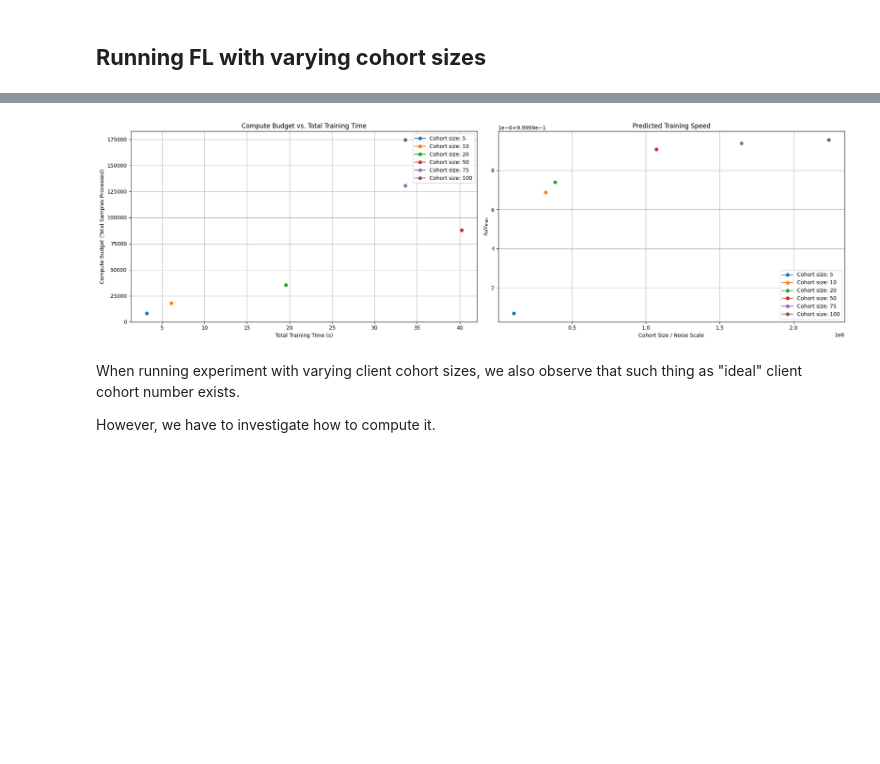
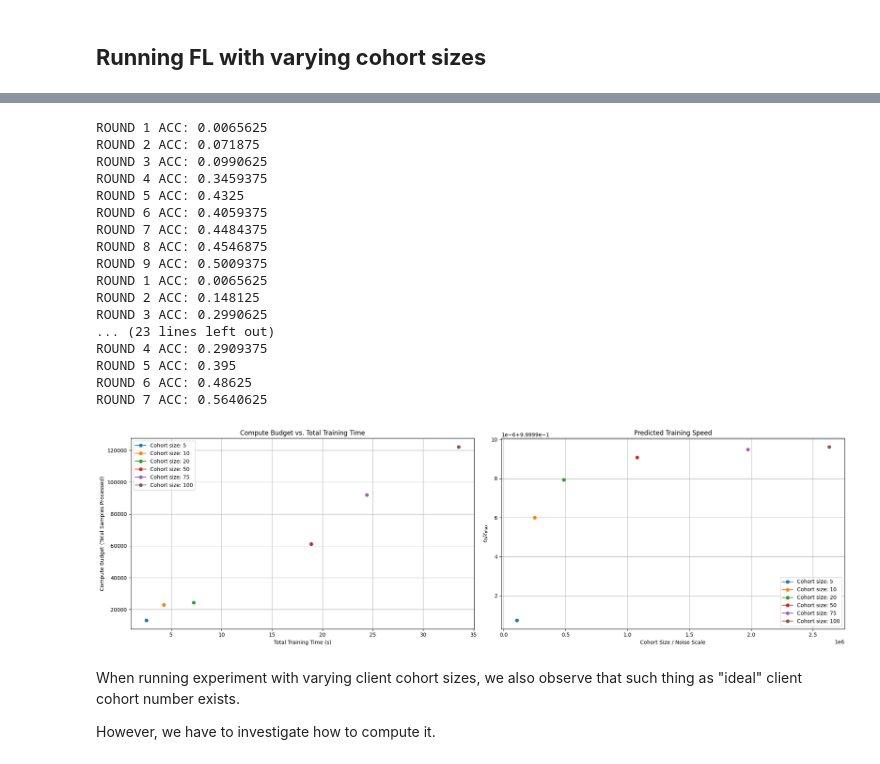
Before and after one commit to Lourencom/L361-FL-project, a Jupyter notebook: main.ipynb, the cells around one changed output, grey strips where cells are left out. Drawn from its saved outputs; the diff is of its cells as text; code cells hidden in the pictures; blank space fills up the shorter version.

```diff
--- a/main.ipynb
+++ b/main.ipynb
@@ -519,11 +519,12 @@ for cohort_size in cohort_sizes:
     train_cfg = federated_train_config.copy()
     ratio = np.sqrt(cohort_size / 100)
     train_cfg["client_learning_rate"] = ratio * 0.01
+    #train_cfg["max_batches"] = 1000
 
     test_cfg = federated_test_config.copy()
 
     parameters_for_each_round, hist = run_simulation(
-        num_rounds = num_rounds,
+        num_rounds = 1,
         num_total_clients = num_total_clients,
         num_clients_per_round = cohort_size,
         num_evaluate_clients = num_evaluate_clients,
@@ -540,6 +541,8 @@ for cohort_size in cohort_sizes:
         server_learning_rate=server_learning_rate,
         server_momentum=server_momentum,
         accept_failures=accept_failures,
+        target_accuracy=0.60,
+        use_target_accuracy=True,
         )
 
     total_cohort_results.append((cohort_size, parameters_for_each_round, hist))
@@ -563,0 +567,16 @@ INFO flwr 2025-03-01 16:26:01,536 | flwr_core.py:105 | cid: 2399
+# %%
+for cohort_size, parameters, hist in total_cohort_results:
+    save_experiment(f"federated_cohort_results1_{cohort_size}.pkl", cohort_size, parameters_for_each_round=parameters, hist=hist)
+# %%
+# load
+total_cohort_results = []
+for cohort_size in cohort_sizes:
+    total_cohort_results.append(load_experiment(f"federated_cohort_results_{cohort_size}.pkl"))
+# %%
+for cohort_size, params, hist in total_cohort_results:
+    print(f"COHORT SIZE: {cohort_size}")
+    print("--------------------------------")
+    for (round_idx, round_metrics), metrics_acc in zip(hist.metrics_distributed_fit['training_time'], hist.metrics_centralized['accuracy']):
+        round_times = [t for _, t in round_metrics['all']]
+        print(f"ROUND {round_idx}")
+        print(f"TRAINING TIME: {round_times}, ACC: {metrics_acc}")
@@ -568,7 +605,10 @@ fig, axes = plt.subplots(1, 2, figsize=(20, 6))
 for cohort_size, params, hist in total_cohort_results:
     times = []
     samples = []
-    for round_idx, round_metrics in hist.metrics_distributed_fit['training_time']:
+    for (round_idx, round_metrics), metrics_acc in zip(hist.metrics_distributed_fit['training_time'], hist.metrics_centralized['accuracy']):
+        print(f"ROUND {round_idx} ACC: {metrics_acc[1]}")
+        if metrics_acc[1] >= 0.5:
+            break
         round_times = [t for _, t in round_metrics['all']]
         times.append(np.mean(round_times))
 
@@ -582,34 +622,51 @@ for cohort_size, params, hist in total_cohort_results:
 
 axes[0].set_xlabel("Total Training Time (s)")
 axes[0].set_ylabel("Compute Budget (Total Samples Processed)")
 axes[0].set_title("Compute Budget vs. Total Training Time")
 axes[0].legend()
 axes[0].grid(True)
 
 # Bottom-right: Noise Scale Analysis
 for cohort_size, params, hist in total_cohort_results:
     noise_scales = []
     for round_idx, round_metrics in hist.metrics_distributed_fit['noise_scale']:
         round_noise_scales = [ns for _, ns in round_metrics['all']]
         noise_scale = np.mean(round_noise_scales)
         noise_scales.append(noise_scale)
 
     avg_noise_scale = np.mean(noise_scales)
     x_axis = cohort_size / (avg_noise_scale + 1e-10)
     y_axis = 1 / (1 + (avg_noise_scale / cohort_size))
 
     axes[1].plot(x_axis, y_axis, marker='o', label=f"Cohort size: {cohort_size}")
 
 axes[1].set_xlabel("Cohort Size / Noise Scale")
 axes[1].set_ylabel(fr"${{\epsilon_\text{{B}}}} / {{\epsilon_\text{{max}}}}$")
 axes[1].set_title("Predicted Training Speed")
 axes[1].legend()
 axes[1].grid(True)
 
 plt.tight_layout()
 plt.show()
 # %% [output]
+ROUND 1 ACC: 0.0065625
+ROUND 2 ACC: 0.071875
+ROUND 3 ACC: 0.0990625
+ROUND 4 ACC: 0.3459375
+ROUND 5 ACC: 0.4325
+ROUND 6 ACC: 0.4059375
+ROUND 7 ACC: 0.4484375
+ROUND 8 ACC: 0.4546875
+ROUND 9 ACC: 0.5009375
+ROUND 1 ACC: 0.0065625
+ROUND 2 ACC: 0.148125
+ROUND 3 ACC: 0.2990625
+... (23 lines left out)
+ROUND 4 ACC: 0.2909375
+ROUND 5 ACC: 0.395
+ROUND 6 ACC: 0.48625
+ROUND 7 ACC: 0.5640625
-[figure, old version]
+[figure, new version]
 # %%
 fig, axes = plt.subplots(1, 2, figsize=(20, 6))
 
```
Also changed, not shown: parts of 4 cells of this notebook, 18 other files.
